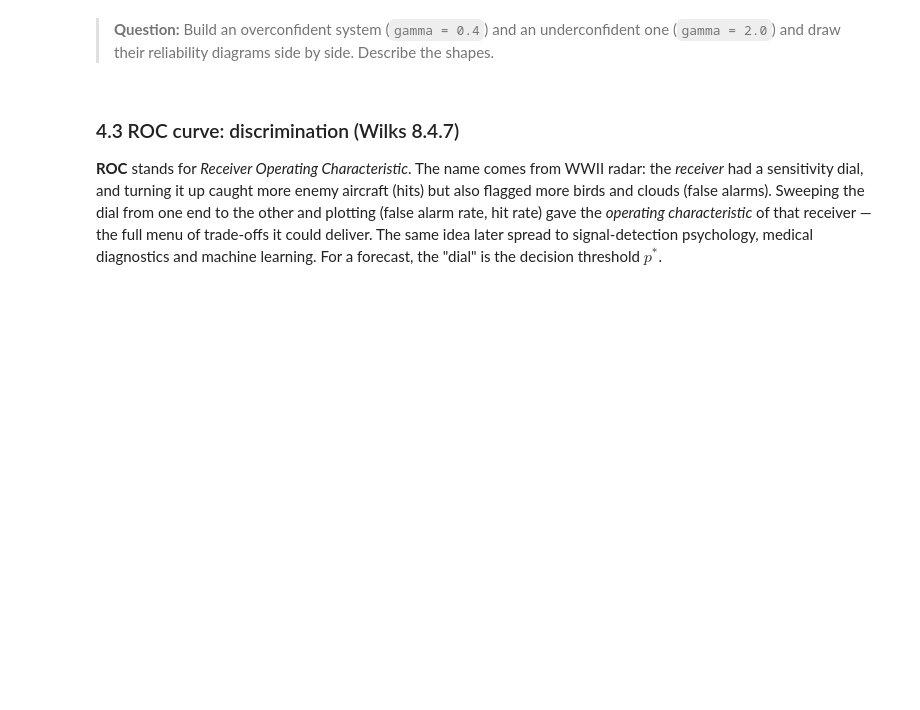
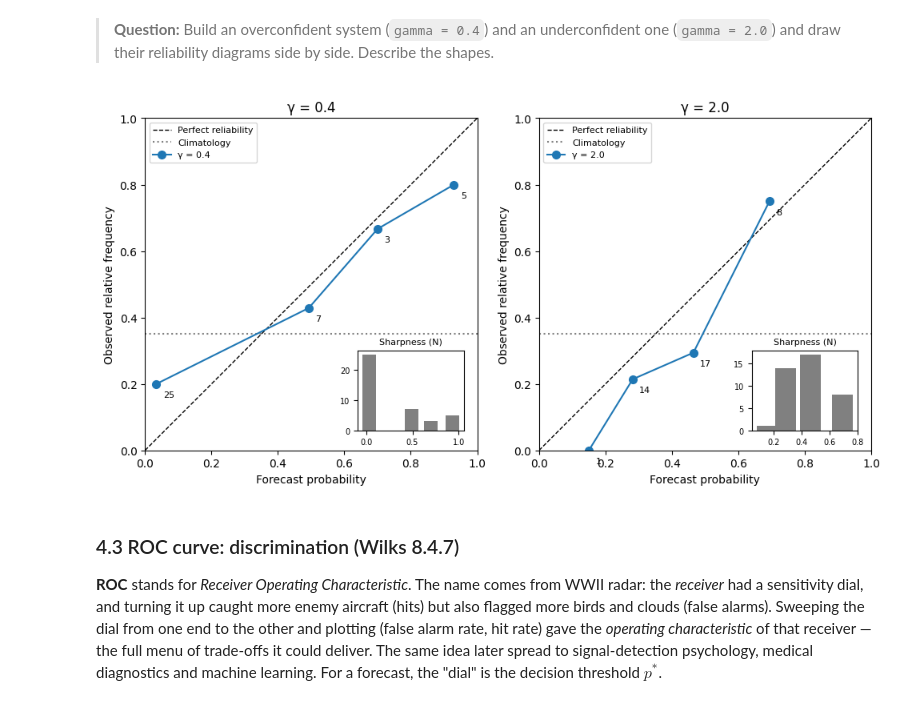
Before and after one commit to hc2x/civl7740, a Jupyter notebook: tutorial-forecast-verification.ipynb, the cells around one changed output. Saved outputs shown, nothing was run; the diff lists cells and outputs as text; code cells hidden in the pictures; blank space fills up the shorter version.

```diff
--- a/tutorial-forecast-verification.ipynb
+++ b/tutorial-forecast-verification.ipynb
@@ -588,11 +752,13 @@ fig, ax = plt.subplots(figsize=(5, 5)); reliability_diagram(p_above, o_abv, ax,
 # %%
 fig, axes = plt.subplots(1, 2, figsize=(10, 5))
 for ax, g in zip(axes, [0.4, 2.0]):
     _, o_g, e_g = make_hindcast(gamma=g)
     tg = np.percentile(o_g, [100/3, 200/3])
-    pg, og = (e_g > tg[1]).mean(axis=1), (o_g > tg[1]).astype(float)
+    pg, og = (e_g >= tg[1]).mean(axis=1), (o_g >= tg[1]).astype(float)
     reliability_diagram(pg, og, ax, f'γ = {g}'); ax.set_title(f'γ = {g}')
 plt.tight_layout(); plt.show()
+# %% [output]
+[figure, added]
 # %% [markdown]
 ### 4.3 ROC curve: discrimination (Wilks 8.4.7)
 
```
Also changed, not shown: parts of 23 cells of this notebook.
